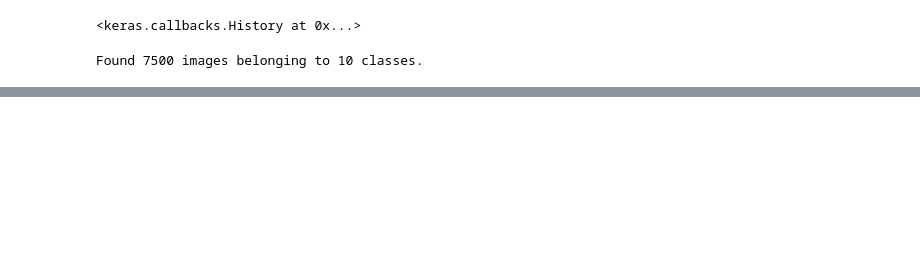
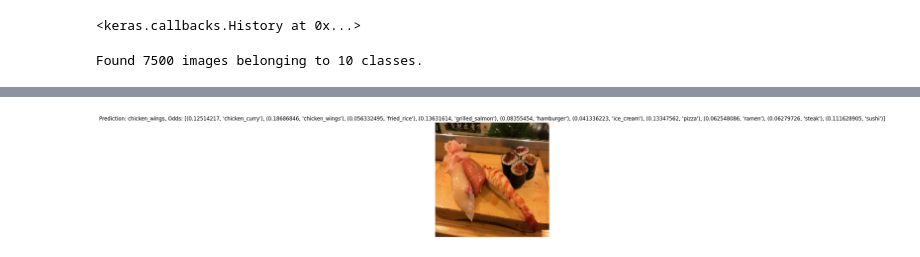
Before and after one commit to jescalada/Tensorflow-colabs, a Jupyter notebook: multiclass_classfication.ipynb, the cells around one changed output, grey strips where cells are left out. Cells and saved outputs as stored; diff of their text form; code cells hidden in the pictures; blank space fills up the shorter version.

```diff
--- a/multiclass_classfication.ipynb
+++ b/multiclass_classfication.ipynb
@@ -214,0 +286,5 @@ Epoch 10/10
+# %%
+pred_and_plot(model=model_2,
+              filename='03-sushi.jpeg',
+              class_names=class_names)
+# %% [output]
@@ -214,0 +292 @@ Epoch 10/10
+[figure, added]
```
Also changed, not shown: parts of 13 cells of this notebook.
